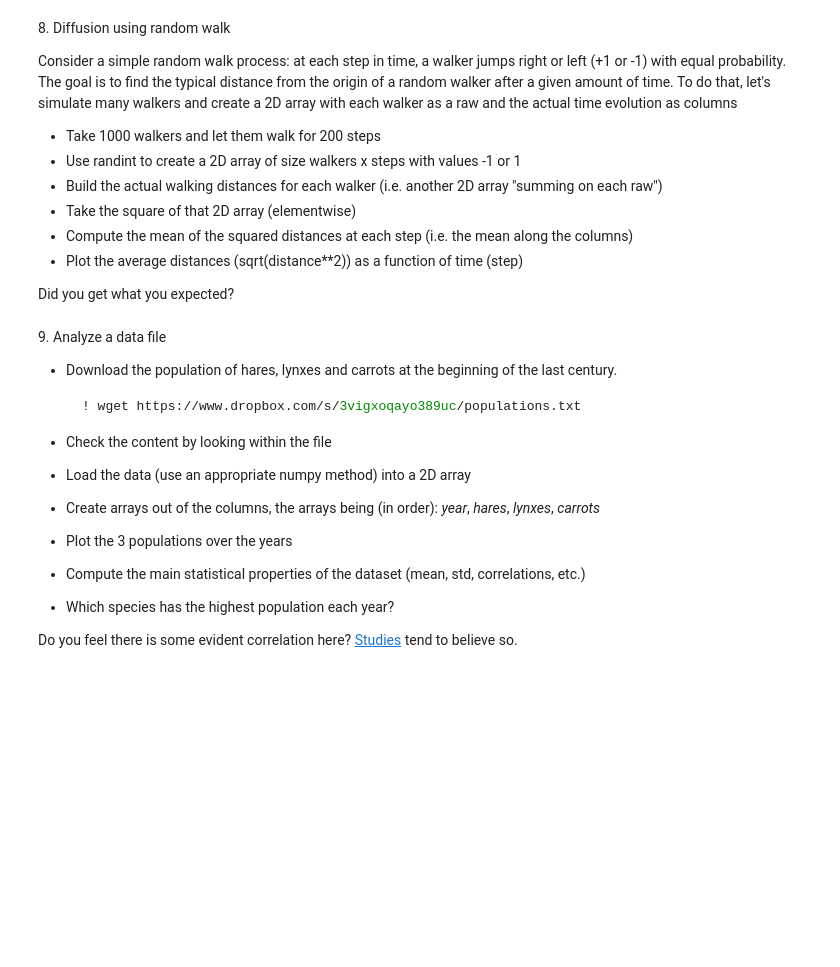
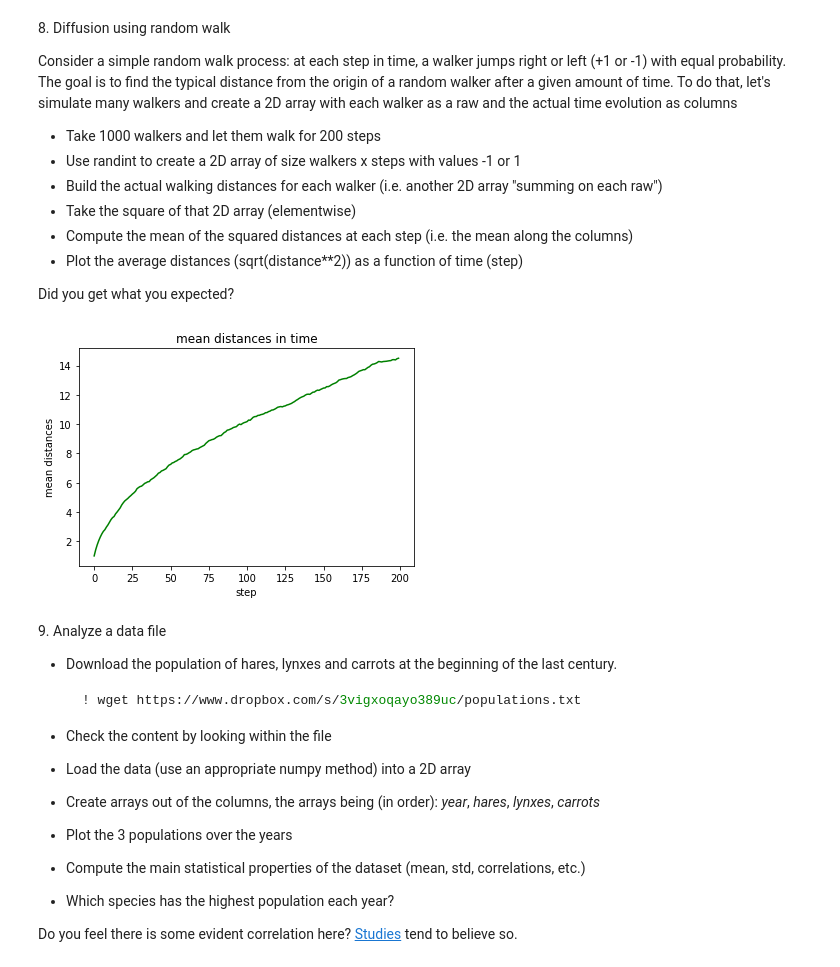
Before and after one commit to GiacomoLongaroni/LaboratoryOfComputationalPhysics_Y6, a Jupyter notebook: 04ex_Numpy.ipynb, the cells around one changed output. Cells and saved outputs as stored; diff of their text form; code cells hidden in the pictures; blank space fills up the shorter version.

```diff
--- a/04ex_Numpy.ipynb
+++ b/04ex_Numpy.ipynb
@@ -308,6 +308,24 @@ To do that, let's simulate many walkers and create a 2D array with each walker a
   * Plot the average distances (sqrt(distance\*\*2)) as a function of time (step)
 
 Did you get what you expected?
+# %%
+walkers = 1000
+time_steps = 200
+
+walk = np.random.choice([-1, 1], (walkers, time_steps))
+
+distances = np.cumsum(walk, axis=1)
+squared_distances = distances**2
+mean_squared_distances = np.mean(squared_distances, axis=0)
+average_distances = np.sqrt(mean_squared_distances)
+
+plt.plot(average_distances, c = 'green')
+plt.xlabel('step')
+plt.ylabel('mean distances')
+plt.title('mean distances in time')
+plt.show()
+# %% [output]
+[figure, added]
 # %% [markdown]
 9\. Analyze a data file
   * Download the population of hares, lynxes and carrots at the beginning of the last century.
```
Also changed, not shown: parts of 2 cells of this notebook.
